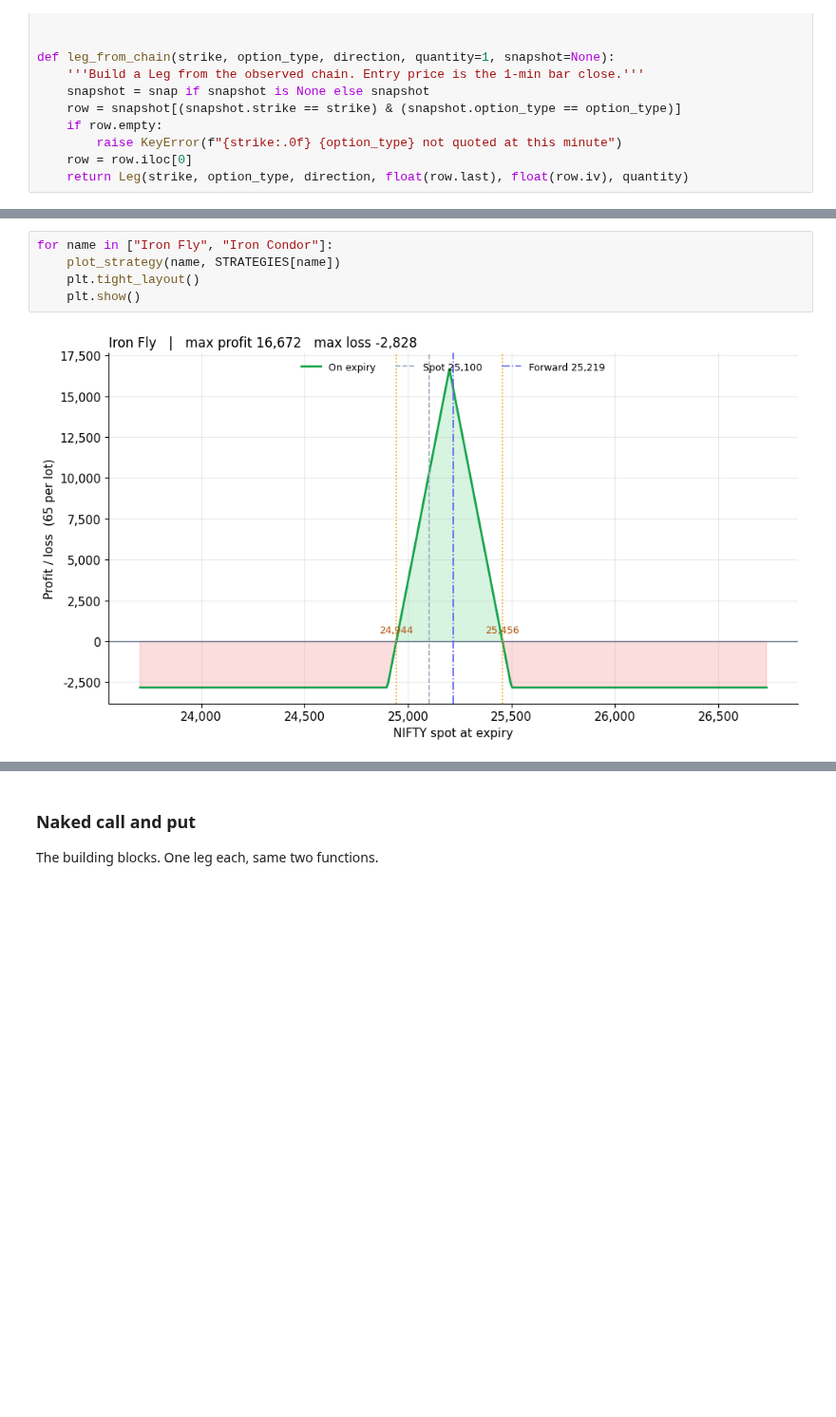
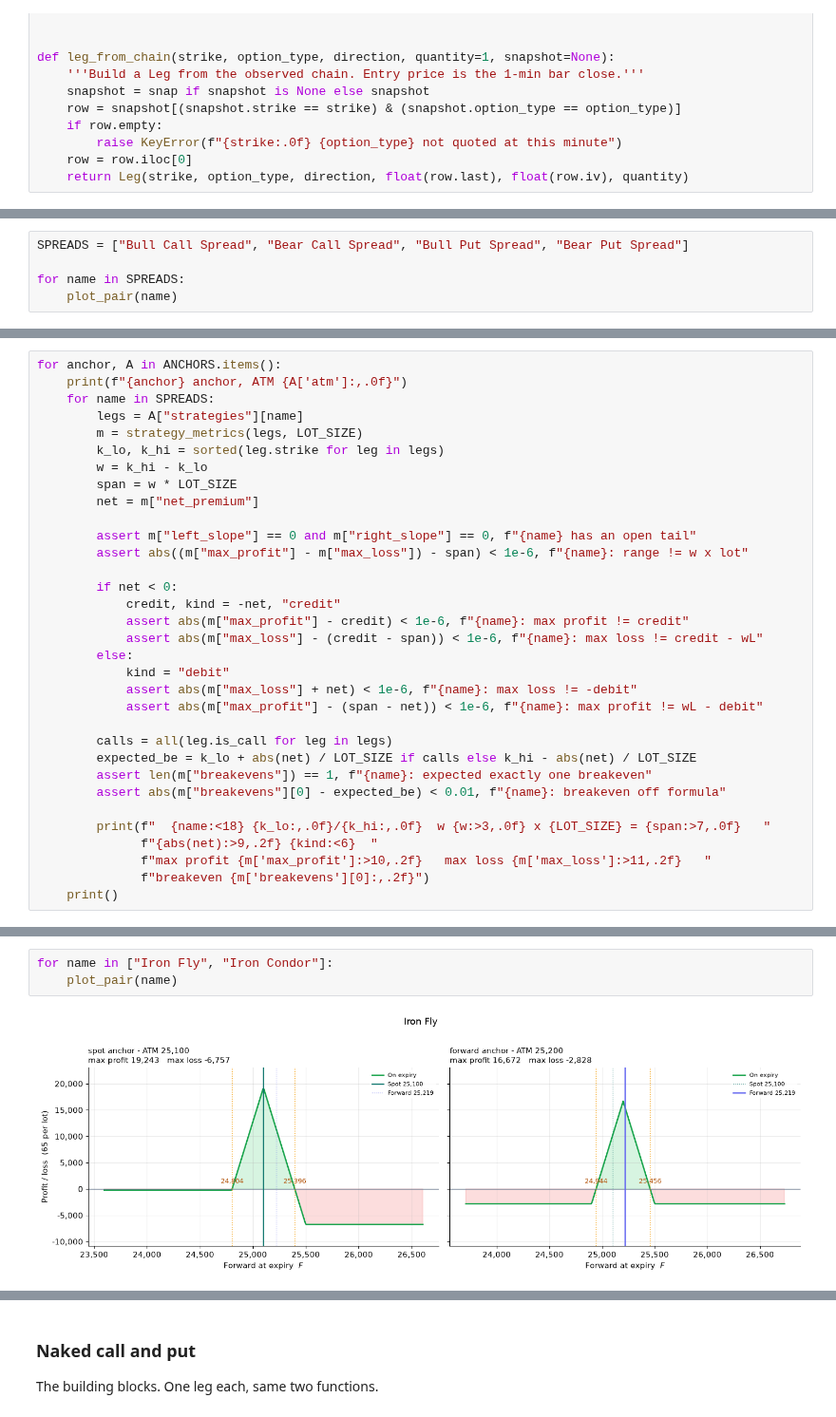
Before and after one commit to lalitkarthik/convex-hedge-payoff, a Jupyter notebook: notebooks/01_payoff_structures.ipynb, the cells around one changed output, grey strips where cells are left out. Shown at 95% size. Drawn from its saved outputs; the diff is of its cells as text; blank space fills up the shorter version.

```diff
--- a/notebooks/01_payoff_structures.ipynb
+++ b/notebooks/01_payoff_structures.ipynb
@@ -502,0 +650,5 @@ Four legs each, no new code.
+# %%
+SPREADS = ["Bull Call Spread", "Bear Call Spread", "Bull Put Spread", "Bear Put Spread"]
+
+for name in SPREADS:
+    plot_pair(name)
@@ -502,0 +666,33 @@ Four legs each, no new code.
+# %%
+for anchor, A in ANCHORS.items():
+    print(f"{anchor} anchor, ATM {A['atm']:,.0f}")
+    for name in SPREADS:
+        legs = A["strategies"][name]
+        m = strategy_metrics(legs, LOT_SIZE)
+        k_lo, k_hi = sorted(leg.strike for leg in legs)
+        w = k_hi - k_lo
+        span = w * LOT_SIZE
+        net = m["net_premium"]
+
+        assert m["left_slope"] == 0 and m["right_slope"] == 0, f"{name} has an open tail"
+        assert abs((m["max_profit"] - m["max_loss"]) - span) < 1e-6, f"{name}: range != w x lot"
+
+        if net < 0:
+            credit, kind = -net, "credit"
+            assert abs(m["max_profit"] - credit) < 1e-6, f"{name}: max profit != credit"
+            assert abs(m["max_loss"] - (credit - span)) < 1e-6, f"{name}: max loss != credit - wL"
+        else:
+            kind = "debit"
+            assert abs(m["max_loss"] + net) < 1e-6, f"{name}: max loss != -debit"
+            assert abs(m["max_profit"] - (span - net)) < 1e-6, f"{name}: max profit != wL - debit"
+
+        calls = all(leg.is_call for leg in legs)
+        expected_be = k_lo + abs(net) / LOT_SIZE if calls else k_hi - abs(net) / LOT_SIZE
+        assert len(m["breakevens"]) == 1, f"{name}: expected exactly one breakeven"
+        assert abs(m["breakevens"][0] - expected_be) < 0.01, f"{name}: breakeven off formula"
+
+        print(f"  {name:<18} {k_lo:,.0f}/{k_hi:,.0f}  w {w:>3,.0f} x {LOT_SIZE} = {span:>7,.0f}   "
+              f"{abs(net):>9,.2f} {kind:<6}  "
+              f"max profit {m['max_profit']:>10,.2f}   max loss {m['max_loss']:>11,.2f}   "
+              f"breakeven {m['breakevens'][0]:,.2f}")
+    print()
@@ -503,7 +737,5 @@ Four legs each, no new code.
 # %%
 for name in ["Iron Fly", "Iron Condor"]:
-    plot_strategy(name, STRATEGIES[name])
-    plt.tight_layout()
-    plt.show()
+    plot_pair(name)
 # %% [output]
-[figure, old version]
+[figure, new version]
```
Also changed, not shown: parts of 33 cells of this notebook.
